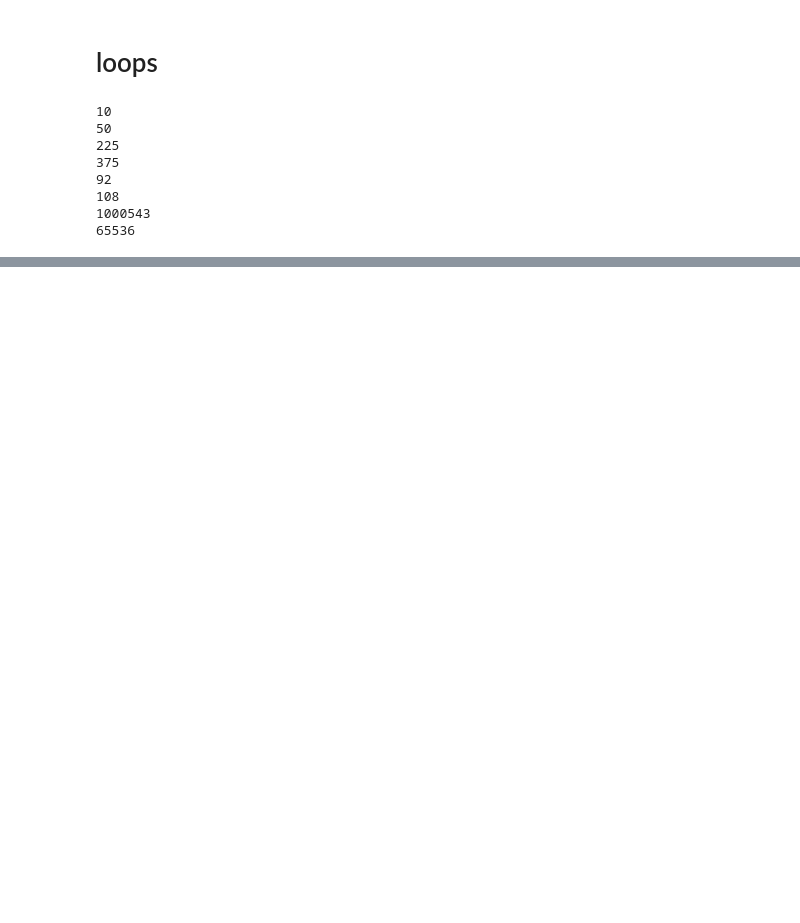
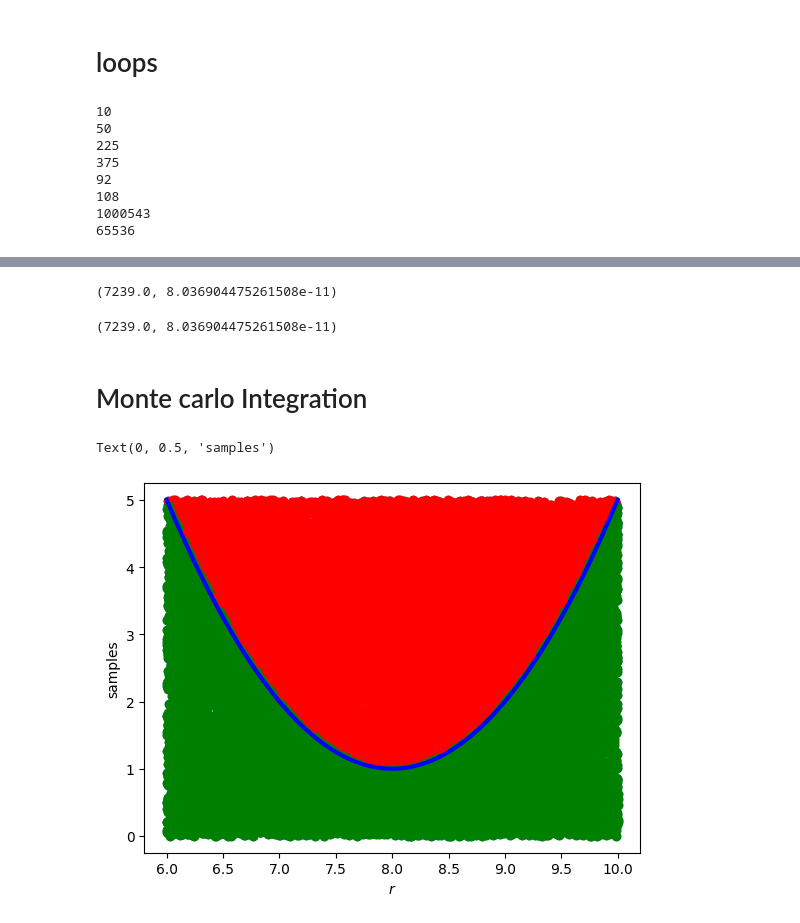
Before and after one commit to saurabhmittal23/space_physics, a Jupyter notebook: tutorial.ipynb, the cells around one changed output, grey strips where cells are left out. Saved outputs shown, nothing was run; the diff lists cells and outputs as text; code cells hidden in the pictures; blank space fills up the shorter version.

Commit message:
Add Monte Carlo integration

```diff
--- a/tutorial.ipynb
+++ b/tutorial.ipynb
@@ -319,0 +310,4 @@ result, error
+# %%
+result, error
+# %% [output]
+(7239.0, 8.036904475261508e-11)
@@ -319,0 +316,54 @@ result, error
+# %%
+result, error
+# %% [output]
+(7239.0, 8.036904475261508e-11)
+# %% [markdown]
+# Monte carlo Integration
+# %%
+import scipy.stats as st
+# target function
+def p(x):
+    return (x-8)**2 + 1
+#Gaussian function
+def gauss(x, mu = 8, sig= 0.4):
+    return (
+        1.0 / (np.sqrt(2.0 * np.pi) * sig) * np.exp(-(x - mu)**2 / sig**2/2)
+    )
+# proposal function
+def q(x):
+    return st.uniform.pdf(x,loc=6,scale=4)
+# range of interest
+x = np.linspace(6, 10,100)
+# maximum scaling for proposal function
+k = max(p(x) / q(x))
+# 1) throw a point in this region (between 6 and 10)
+# 2) calculate y value of random point (scaled by maximum)
+# 3) decide if point is inside distribution (keep) or outside (reject)
+def rejection_sampling(n=1000):
+    samples = []
+    all_points = []
+
+    while len(samples) < n:
+        z = np.random.uniform(low=6,high=10)
+        u = np.random.uniform(0, k*q(z))
+        all_points.append([z,u])
+
+        if u <= p(z):
+            samples.append(z)
+    return np.array(samples),np.array(all_points)
+# sample 100 points
+toy_sample = rejection_sampling(10000)
+# rejection sampling algorithm:
+# keep those which are below the line
+keep = toy_sample[1][:,1]<=p(toy_sample[1][:,0])
+# reject those above
+reject = toy_sample[1][:,1]>p(toy_sample[1][:,0])
+plt.plot(toy_sample[1][:,0],toy_sample[1][:,1],'o')
+plt.plot(toy_sample[1][reject,0],toy_sample[1][reject,1],'ro')
+plt.plot(toy_sample[1][keep,0],toy_sample[1][keep,1],'go')
+plt.plot(x,p(x),color='blue',linewidth=3)
+plt.xlabel(r"$r$")
+plt.ylabel(r"samples")
+# %% [output]
+Text(0, 0.5, 'samples')
+[figure, added]
```
Also changed, not shown: parts of 47 cells of this notebook.
